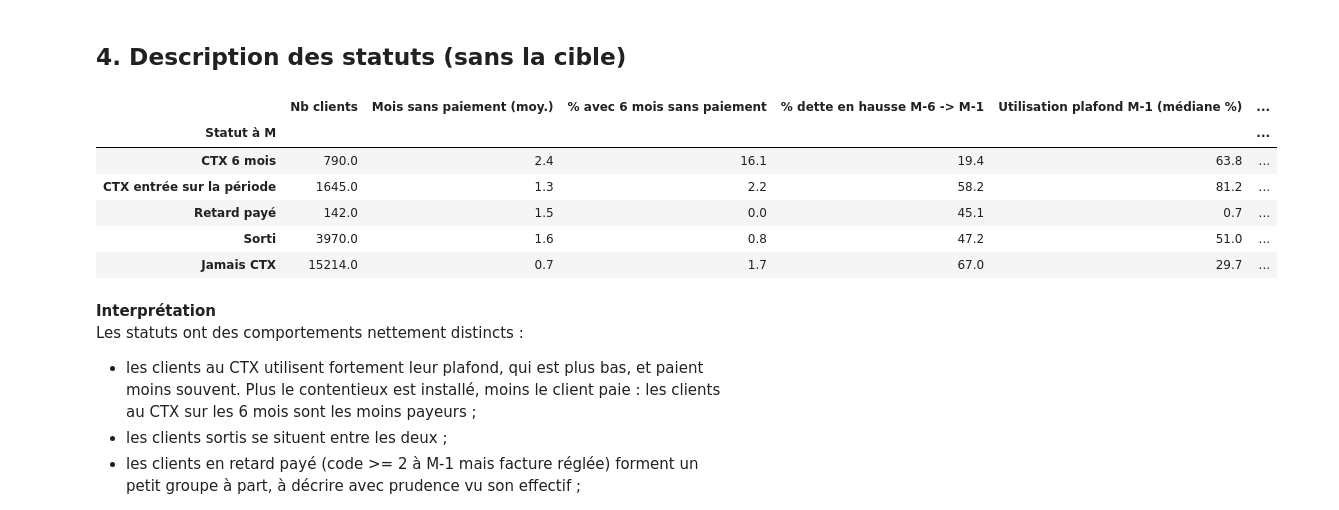
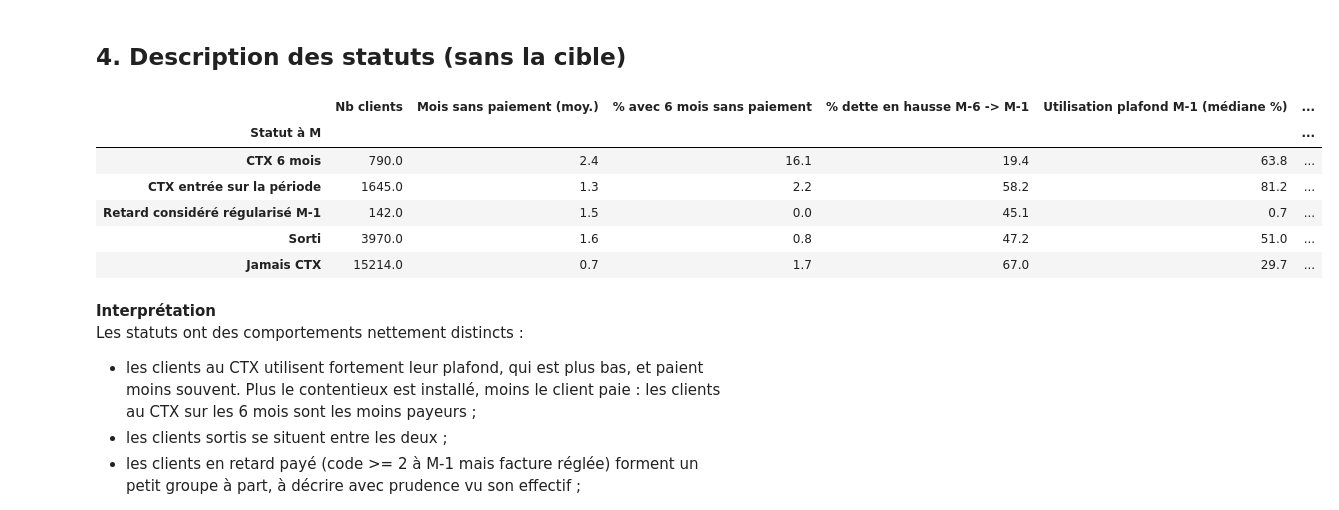
Before and after one commit to johan-mac-59/RiskLens_ML, a Jupyter notebook: src/05_02_EDA_contentieux.ipynb, the cells around one changed output. Drawn from its saved outputs; the diff is of its cells as text; code cells hidden in the pictures.

```diff
--- a/src/05_02_EDA_contentieux.ipynb
+++ b/src/05_02_EDA_contentieux.ipynb
@@ -153,7 +153,7 @@ def statut_ctx_final(d):
     retard_paye = (pay1 >= 2) & ((ratio_m1 >= 90) | (ratio_m2 >= 90))
 
     statut = pd.Series(
-        np.select([retard_paye, pay1 >= 2, passe_ctx], ['Retard payé', 'CTX', 'Sorti'], default='Jamais CTX'),
+        np.select([retard_paye, pay1 >= 2, passe_ctx], ['Retard considéré régularisé M-1', 'CTX', 'Sorti'], default='Jamais CTX'),
         index=d.index,
     )
 
@@ -175,7 +175,7 @@ def statut_ctx_final(d):
     sous_statut[mois_entree == 6] = 'CTX 6 mois'
     sous_statut[(statut == 'CTX') & (mois_entree < 6)] = 'CTX entrée sur la période'
     # Mois de sortie des clients en retard payé : dernière sortie antérieure éventuelle, sinon -1
-    mois_sortie[(statut == 'Retard payé') & ~passe_ctx] = -1
+    mois_sortie[(statut == 'Retard considéré régularisé M-1') & ~passe_ctx] = -1
 
     return pd.DataFrame({
         'PAY_1_recode': pay1,
@@ -183,7 +183,7 @@ def statut_ctx_final(d):
         'SOUS_STATUT_CTX': sous_statut,
         'MOIS_ENTREE_CTX': mois_entree,
         'MOIS_SORTIE_CTX': mois_sortie,
-        'FLAG_CTX': ((statut == 'Sorti') | ((statut == 'Retard payé') & passe_ctx)).astype(int),
+        'FLAG_CTX': ((statut == 'Sorti') | ((statut == 'Retard considéré régularisé M-1') & passe_ctx)).astype(int),
         'RETARD_PAYE': retard_paye.astype(int),
         'SURVEILLANCE_RECENTE': surveillance.astype(int),
         'FAUX_CODAGE': faux_codage.astype(int),
@@ -596,31 +596,31 @@ Les clients concernés deviennent des sortis en M-1. Les comptes endormis garden
 # %%
 def profil_comportement(d):
     # Nombre de mois sans aucun paiement
     mois_sans_paiement = (d[pay_amt_cols] == 0).sum(axis=1)
     # Évolution de la dette de M-6 à M-1
     evolution_dette = d['BILL_AMT1'] - d['BILL_AMT6']
     # Utilisation du plafond à M-1
     utilisation = d['BILL_AMT1'] / d['LIMIT_BAL'] * 100
     return pd.Series({
         'Nb clients': len(d),
         'Mois sans paiement (moy.)': mois_sans_paiement.mean(),
         '% avec 6 mois sans paiement': (mois_sans_paiement == 6).mean() * 100,
         '% dette en hausse M-6 -> M-1': (evolution_dette > 0).mean() * 100,
         'Utilisation plafond M-1 (médiane %)': utilisation.median(),
         'LIMIT_BAL (médiane)': d['LIMIT_BAL'].median(),
     })
 
-statuts_finaux = ['CTX', 'Retard payé', 'Sorti', 'Jamais CTX']
-sous_statuts = ['CTX 6 mois', 'CTX entrée sur la période', 'Retard payé', 'Sorti', 'Jamais CTX']
+statuts_finaux = ['CTX', 'Retard considéré régularisé M-1', 'Sorti', 'Jamais CTX']
+sous_statuts = ['CTX 6 mois', 'CTX entrée sur la période', 'Retard considéré régularisé M-1', 'Sorti', 'Jamais CTX']
 display(pd.DataFrame(
     {s: profil_comportement(df_train[final_train['SOUS_STATUT_CTX'] == s]) for s in sous_statuts}
 ).T.round(1).rename_axis('Statut à M'))
 # %% [output]
 |  | Nb clients | Mois sans paiement (moy.) | % avec 6 mois sans paiement | % dette en hausse M-6 -> M-1 | Utilisation plafond M-1 (médiane %) | ... |
 | Statut à M |  |  |  |  |  | ... |
 | CTX 6 mois | 790.0 | 2.4 | 16.1 | 19.4 | 63.8 | ... |
 | CTX entrée sur la période | 1645.0 | 1.3 | 2.2 | 58.2 | 81.2 | ... |
-| Retard payé | 142.0 | 1.5 | 0.0 | 45.1 | 0.7 | ... |
+| Retard considéré régularisé M-1 | 142.0 | 1.5 | 0.0 | 45.1 | 0.7 | ... |
 | Sorti | 3970.0 | 1.6 | 0.8 | 47.2 | 51.0 | ... |
 | Jamais CTX | 15214.0 | 0.7 | 1.7 | 67.0 | 29.7 | ... |
 # %% [markdown]
```
Also changed, not shown: parts of 8 cells of this notebook, 1 other file.
